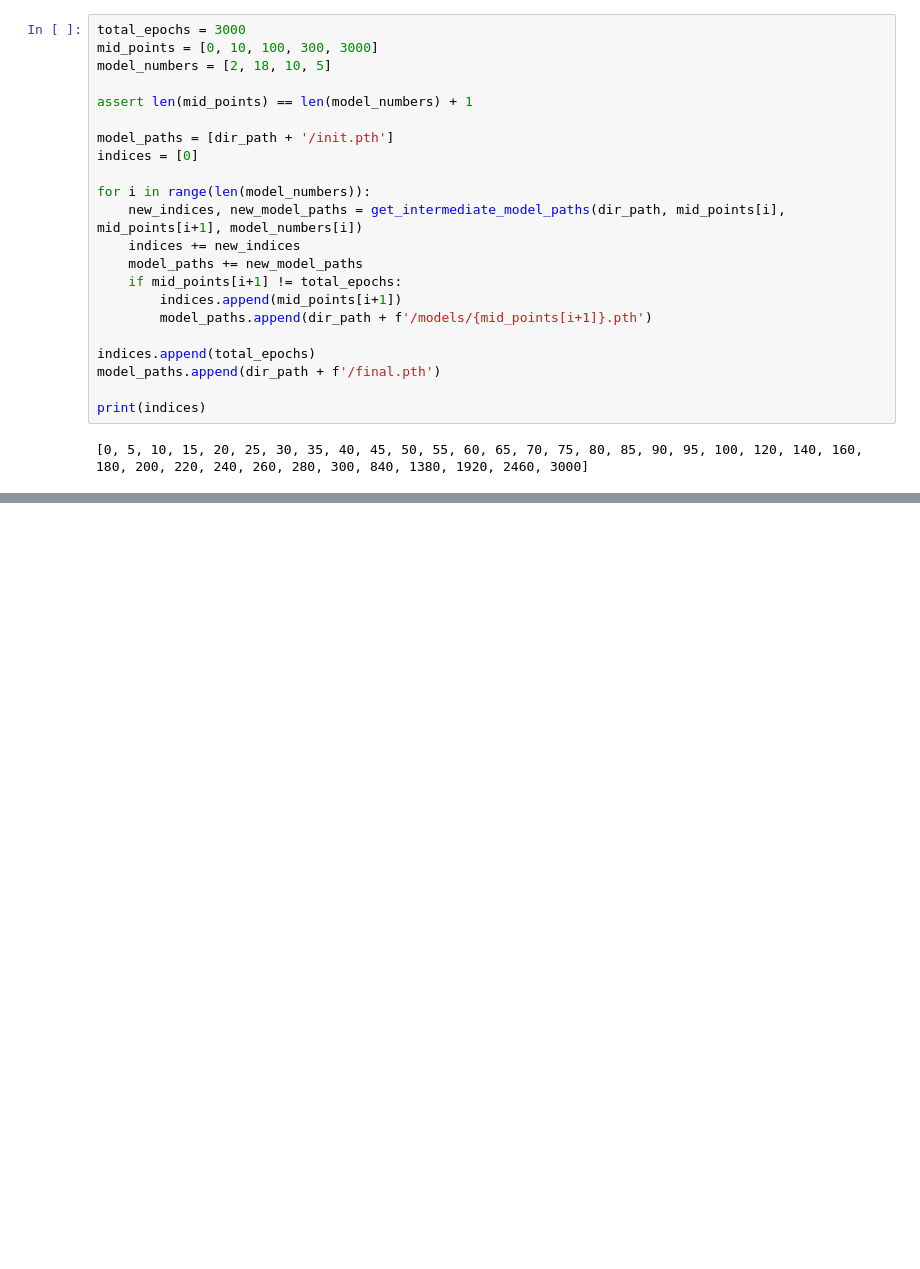
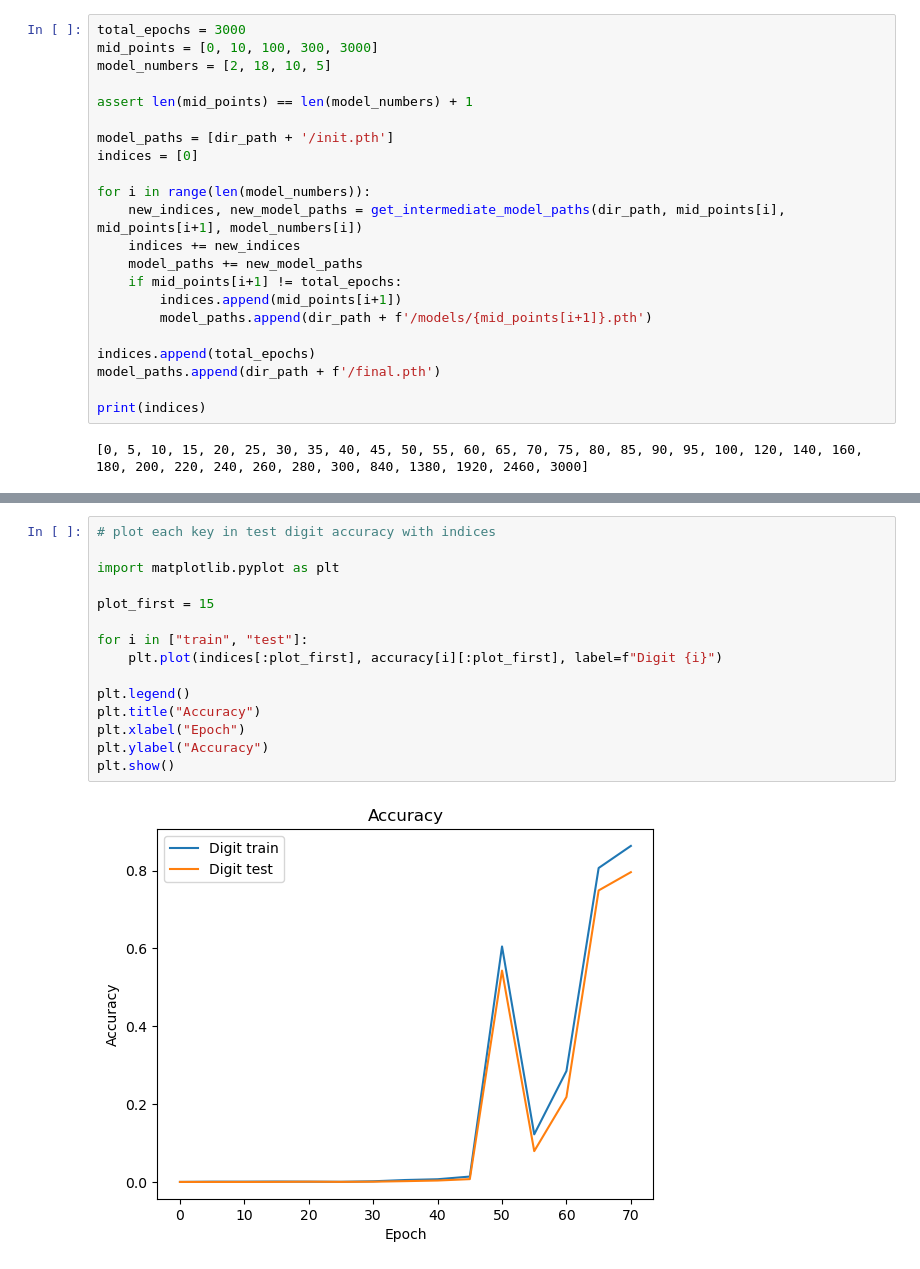
Before and after one commit to AylinAkkus/transformer-addition-length-generalization, a Jupyter notebook: Metrics.ipynb, the cells around one changed output, grey strips where cells are left out. Cells and saved outputs as stored; diff of their text form; blank space fills up the shorter version.

```diff
--- a/Metrics.ipynb
+++ b/Metrics.ipynb
@@ -106,0 +139,17 @@ plt.show()
+# %%
+# plot each key in test digit accuracy with indices
+
+import matplotlib.pyplot as plt
+
+plot_first = 15
+
+for i in ["train", "test"]:
+    plt.plot(indices[:plot_first], accuracy[i][:plot_first], label=f"Digit {i}")
+
+plt.legend()
+plt.title("Accuracy")
+plt.xlabel("Epoch")
+plt.ylabel("Accuracy")
+plt.show()
+# %% [output]
+[figure, added]
```
Also changed, not shown: parts of 18 cells of this notebook.
